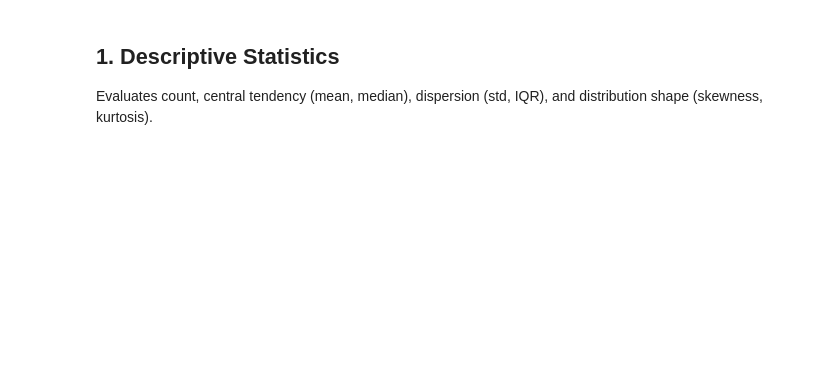
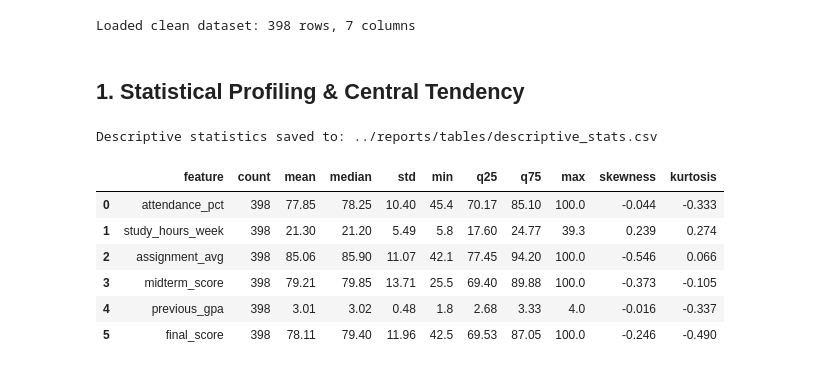
Before and after one commit to sengtri457/Student_Record_Prediction, a Jupyter notebook: notebooks/02_eda.ipynb, the cells around one changed output. Cells and saved outputs as stored; diff of their text form; code cells hidden in the pictures; blank space fills up the shorter version.

```diff
--- a/notebooks/02_eda.ipynb
+++ b/notebooks/02_eda.ipynb
@@ -5,18 +13,40 @@
 # %%
+import sys
+import os
+sys.path.append(os.path.abspath('..'))
+
 import pandas as pd
 import numpy as np
 import matplotlib.pyplot as plt
 import seaborn as sns
 import yaml
-from src.eda import compute_descriptive_stats, generate_all_visualizations, generate_eda_findings
+from scipy import stats
 
+# Plotting configuration
+sns.set_theme(style="whitegrid")
+plt.rcParams["figure.figsize"] = (9, 5)
+
+# Load clean dataset
 with open('../config.yaml', 'r') as f:
     config = yaml.safe_load(f)
+
 df = pd.read_csv('../' + config['paths']['interim'])
-print(f"Loaded clean dataset with {len(df)} records.")
+print(f"Loaded clean dataset: {df.shape[0]} rows, {df.shape[1]} columns")
+# %% [output]
+Loaded clean dataset: 398 rows, 7 columns
-# %% [markdown]
-## 1. Descriptive Statistics
-Evaluates count, central tendency (mean, median), dispersion (std, IQR), and distribution shape (skewness, kurtosis).
+# %% [markdown]
+## 1. Statistical Profiling & Central Tendency
 # %%
-df_stats = compute_descriptive_stats(df, output_path='../reports/tables/descriptive_stats.csv')
-df_stats
+from src.eda import compute_descriptive_stats
+
+desc_stats = compute_descriptive_stats(df, output_path='../reports/tables/descriptive_stats.csv')
+desc_stats
+# %% [output]
+Descriptive statistics saved to: ../reports/tables/descriptive_stats.csv
+|  | feature | count | mean | median | std | min | q25 | q75 | max | skewness | kurtosis |
+| 0 | attendance_pct | 398 | 77.85 | 78.25 | 10.40 | 45.4 | 70.17 | 85.10 | 100.0 | -0.044 | -0.333 |
+| 1 | study_hours_week | 398 | 21.30 | 21.20 | 5.49 | 5.8 | 17.60 | 24.77 | 39.3 | 0.239 | 0.274 |
+| 2 | assignment_avg | 398 | 85.06 | 85.90 | 11.07 | 42.1 | 77.45 | 94.20 | 100.0 | -0.546 | 0.066 |
+| 3 | midterm_score | 398 | 79.21 | 79.85 | 13.71 | 25.5 | 69.40 | 89.88 | 100.0 | -0.373 | -0.105 |
+| 4 | previous_gpa | 398 | 3.01 | 3.02 | 0.48 | 1.8 | 2.68 | 3.33 | 4.0 | -0.016 | -0.337 |
+| 5 | final_score | 398 | 78.11 | 79.40 | 11.96 | 42.5 | 69.53 | 87.05 | 100.0 | -0.246 | -0.490 |
```
Also changed, not shown: parts of 13 cells of this notebook, 10 other files.
